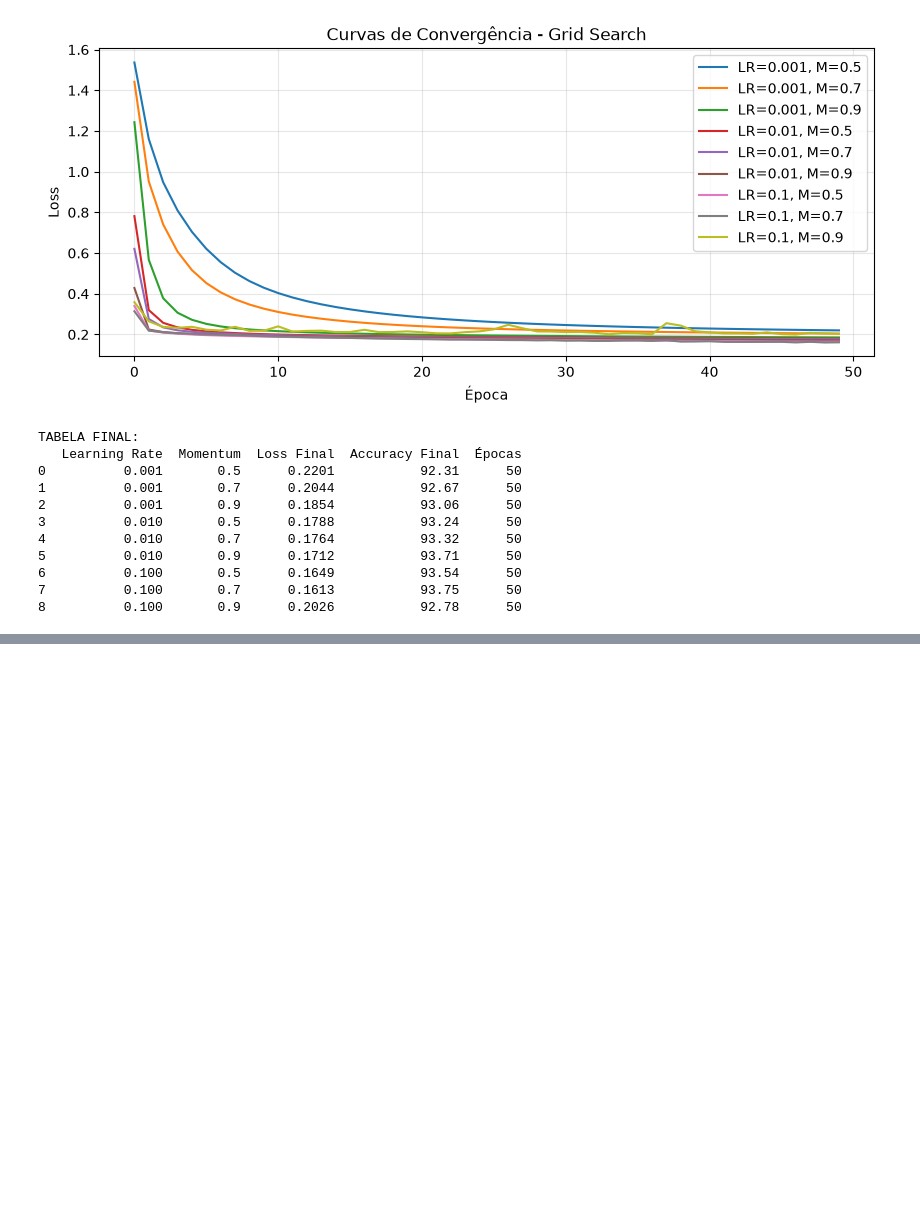
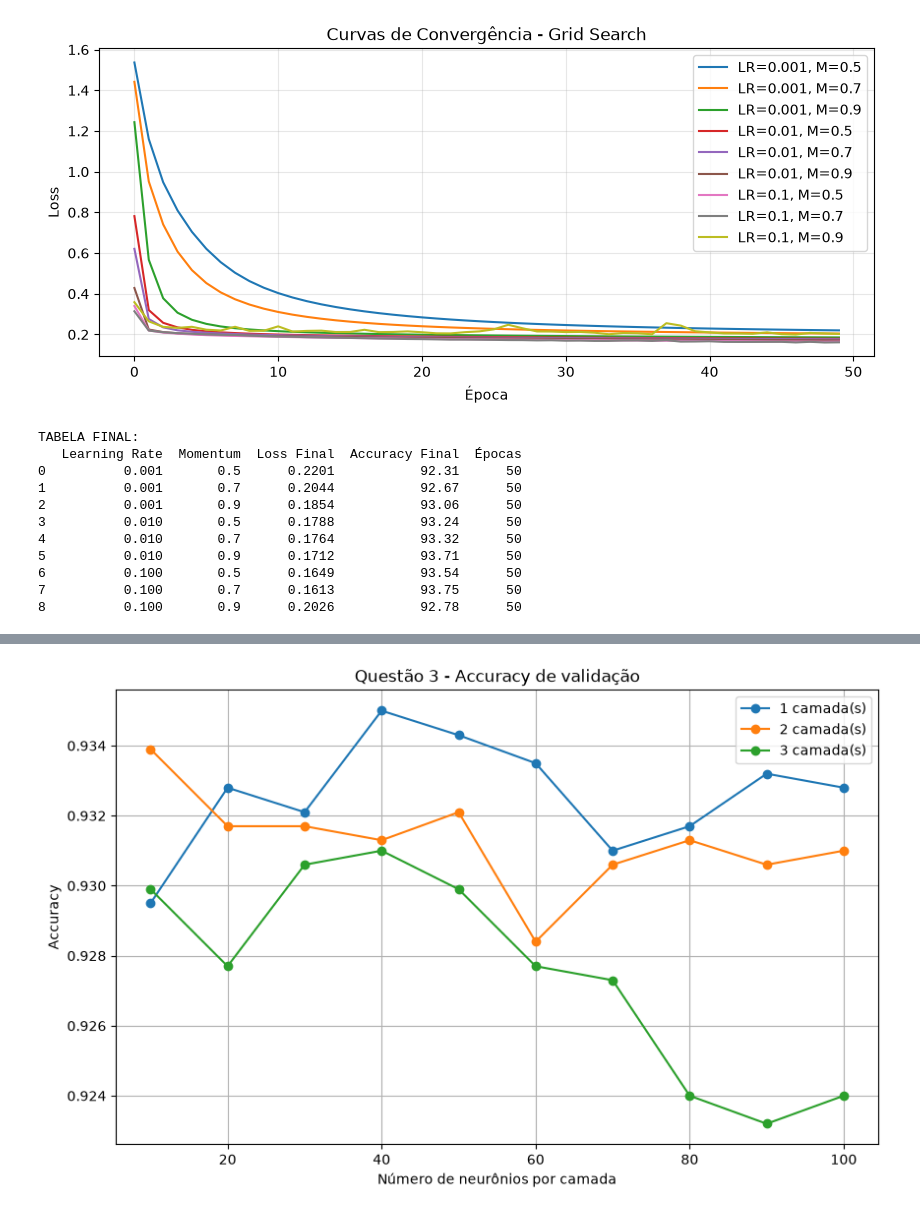
Before and after one commit to biaa04/t2-ic, a Jupyter notebook: t2_mlp.ipynb, the cells around one changed output, grey strips where cells are left out. Saved outputs shown, nothing was run; the diff lists cells and outputs as text; code cells hidden in the pictures; blank space fills up the shorter version.

```diff
--- a/t2_mlp.ipynb
+++ b/t2_mlp.ipynb
@@ -307,0 +606,35 @@ TABELA FINAL:
+# %%
+plt.figure(figsize=(10,6))
+
+for camada in sorted(df_topologias["Camadas"].unique()):
+
+    dados = df_topologias[
+        df_topologias["Camadas"] == camada
+    ]
+
+    plt.plot(
+        dados["Neuronios"],
+        dados["Accuracy Val"],
+        marker='o',
+        label=f"{camada} camada(s)"
+    )
+
+plt.title(
+    "Questão 3 - Accuracy de validação"
+)
+
+plt.xlabel(
+    "Número de neurônios por camada"
+)
+
+plt.ylabel(
+    "Accuracy"
+)
+
+plt.grid(True)
+
+plt.legend()
+
+plt.show()
+# %% [output]
+[figure, added]
```
Also changed, not shown: parts of 48 cells of this notebook, 2 other files.
